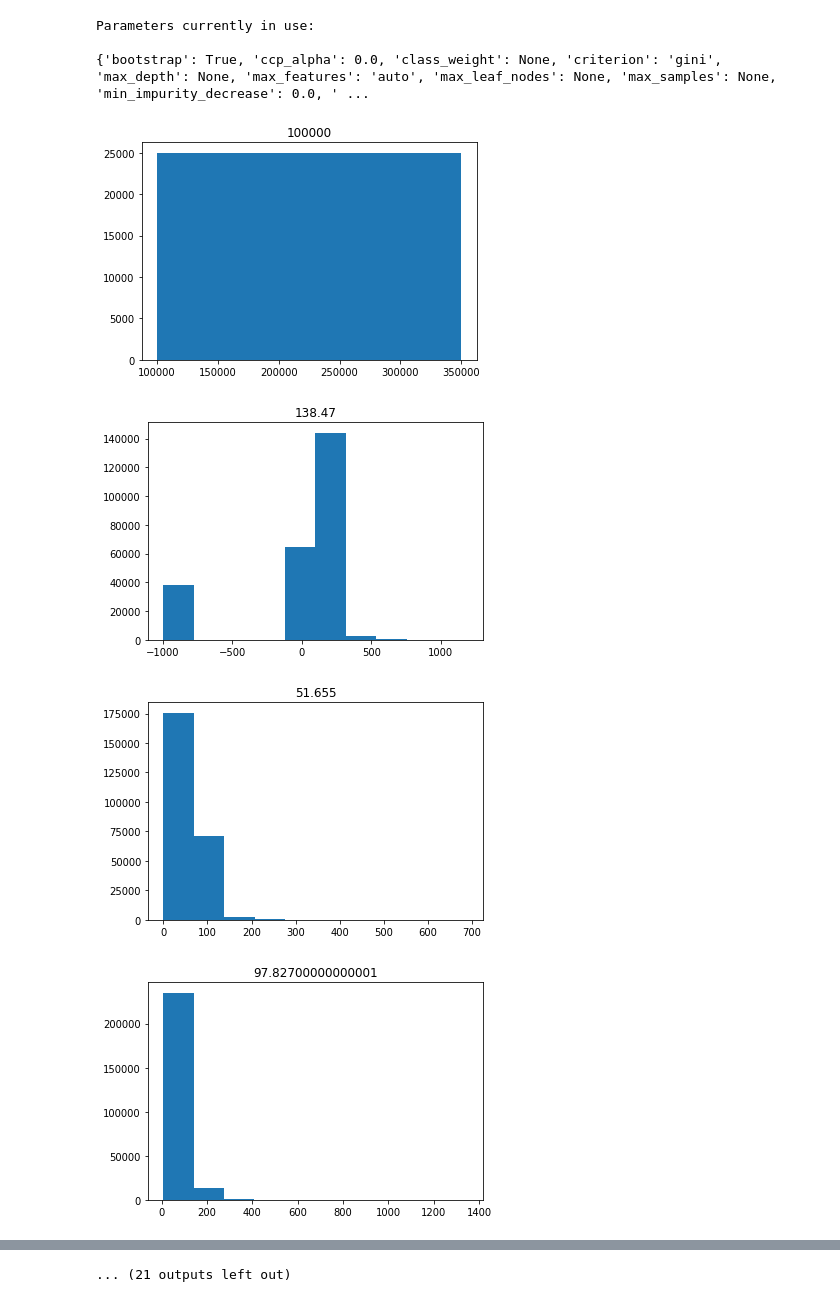
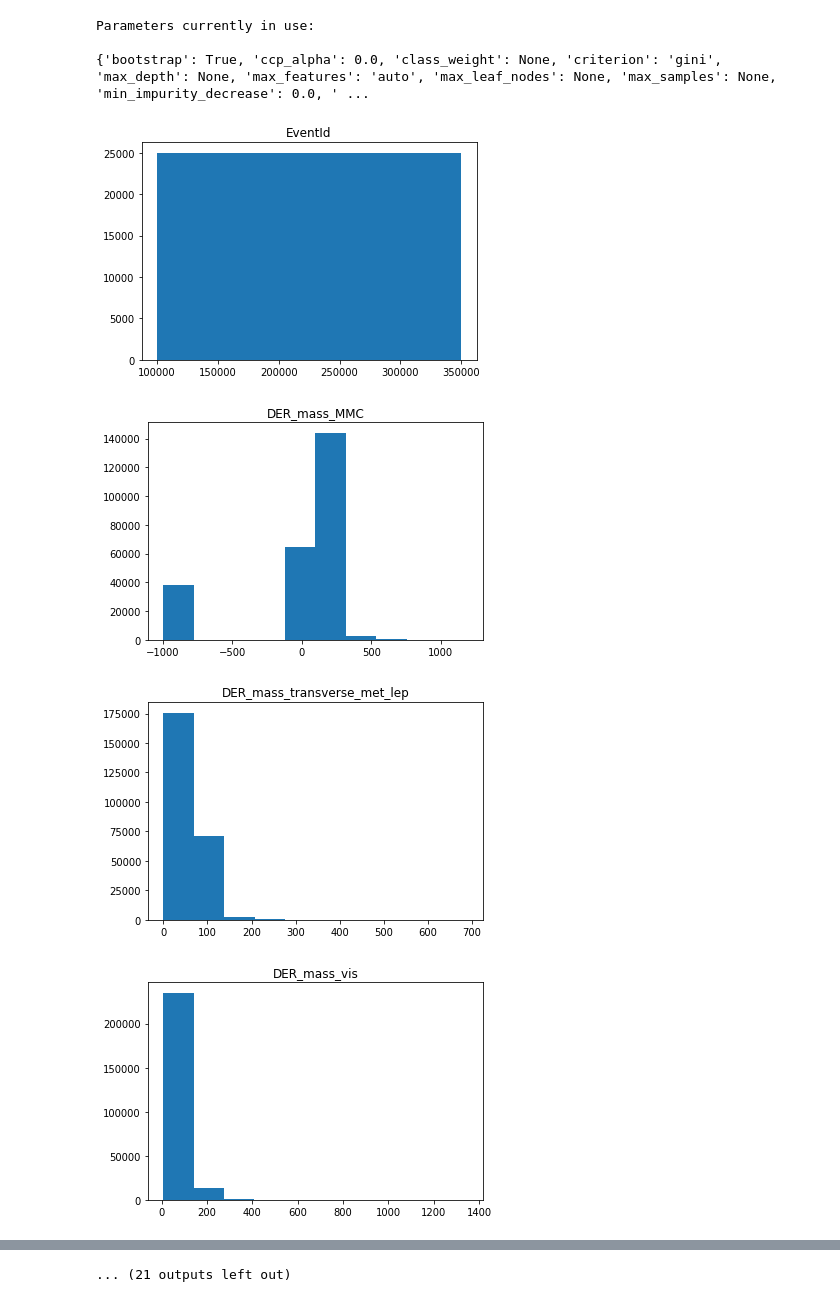
Before and after one commit to MatteoGhizzi/MLPNS2021, a Jupyter notebook: LEZ15_HiggsBoson.ipynb, the cells around one changed output, grey strips where cells are left out. Saved outputs shown, nothing was run; the diff lists cells and outputs as text; code cells hidden in the pictures.

```diff
--- a/LEZ15_HiggsBoson.ipynb
+++ b/LEZ15_HiggsBoson.ipynb
@@ -118,10 +124,10 @@ import pylab as pl
 # %%
 for c in higgsData.columns:
   pl.figure()
   pl.hist(higgsData[c])
-  pl.title(higgsData)
+  pl.title(c) # titolo
 # %% [output]
 [figure]
-[figure, old version]
+[figure, new version]
-[figure, old version]
+[figure, new version]
-[figure, old version]
+[figure, new version]
```
Also changed, not shown: parts of 38 cells of this notebook.
